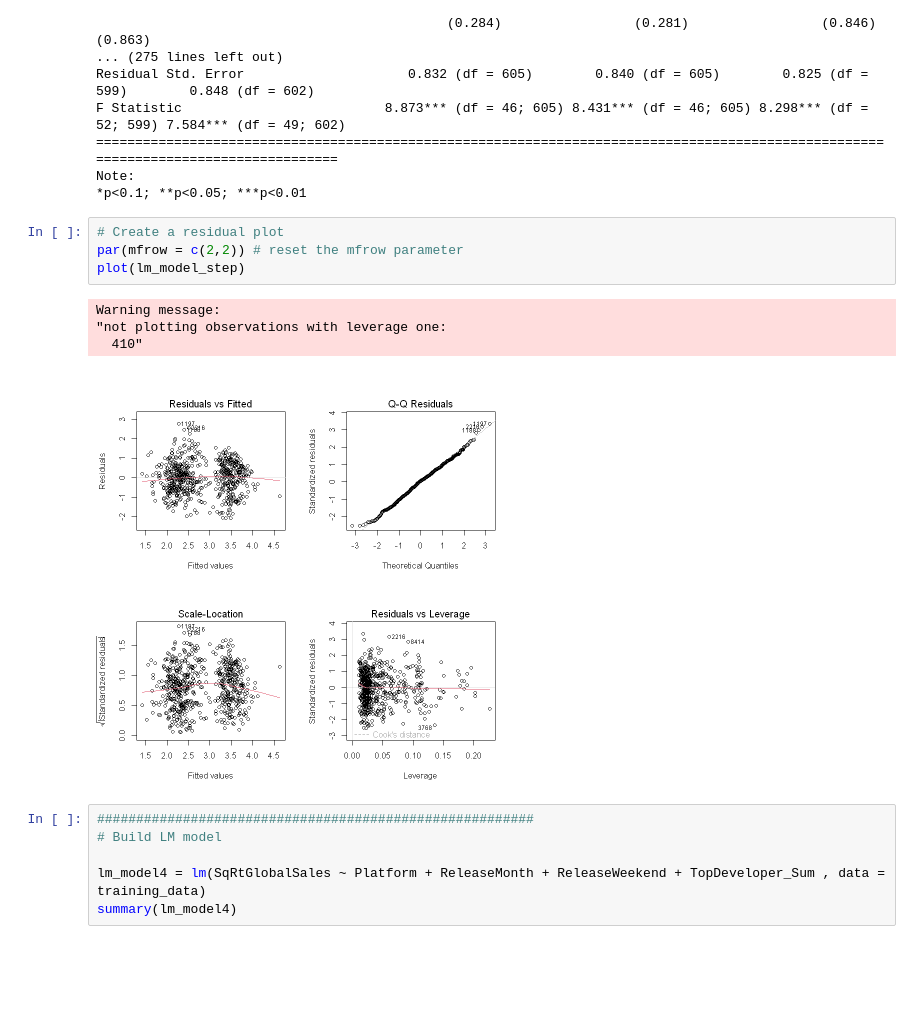
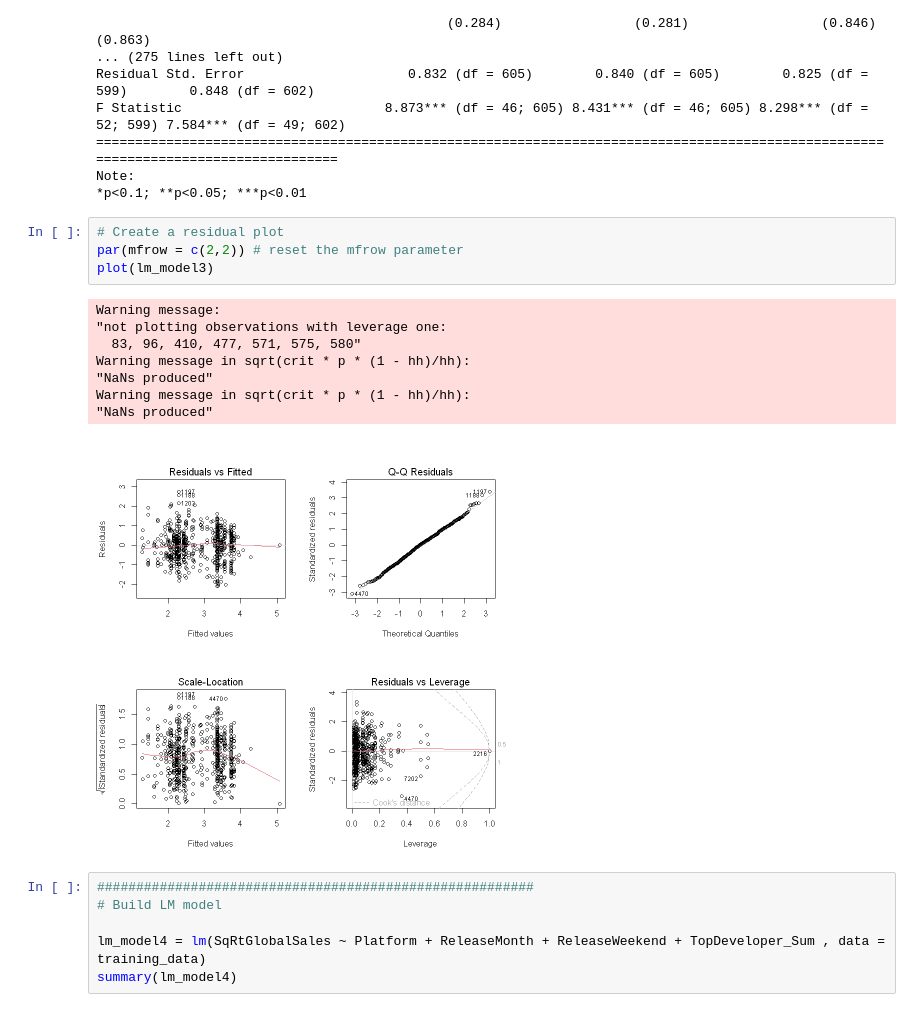
Before and after one commit to wd686/EBAC, a Jupyter notebook: dataProcessing/revenuePredictor_dataset2.ipynb, the cells around one changed output. Saved outputs shown, nothing was run; the diff lists cells and outputs as text; blank space fills up the shorter version.

```diff
--- a/dataProcessing/revenuePredictor_dataset2.ipynb
+++ b/dataProcessing/revenuePredictor_dataset2.ipynb
@@ -1135,12 +1139,16 @@ Note:
 # %%
 # Create a residual plot
 par(mfrow = c(2,2)) # reset the mfrow parameter
-plot(lm_model_step)
+plot(lm_model3)
 # %% [output]
 Warning message:
 "not plotting observations with leverage one:
-  410"
+  83, 96, 410, 477, 571, 575, 580"
+Warning message in sqrt(crit * p * (1 - hh)/hh):
+"NaNs produced"
+Warning message in sqrt(crit * p * (1 - hh)/hh):
+"NaNs produced"
-[figure, old version]
+[figure, new version]
 # %%
 ########################################################
 # Build LM model
```
Also changed, not shown: parts of 3 cells of this notebook, 2 other files.
